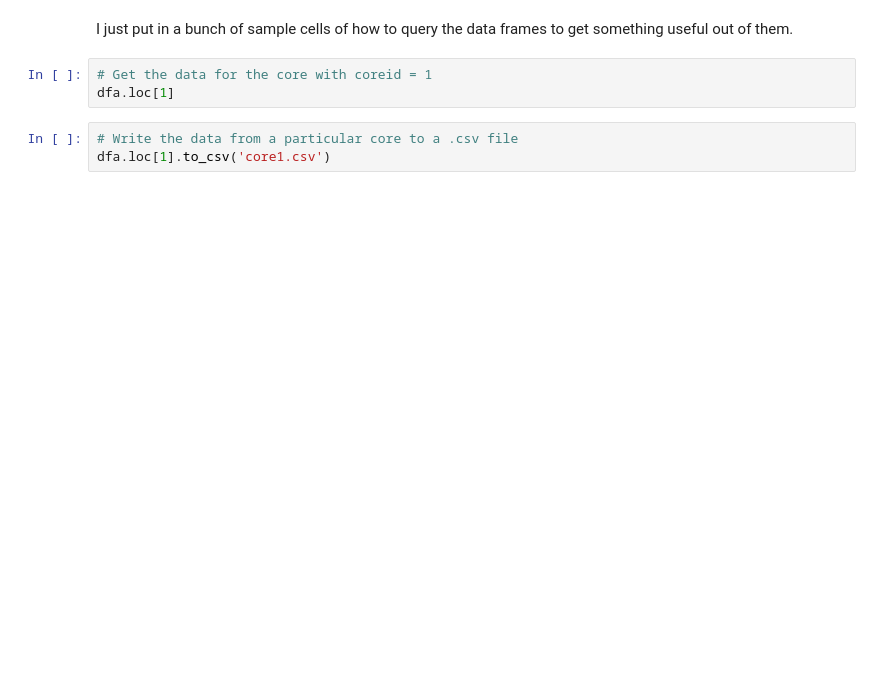
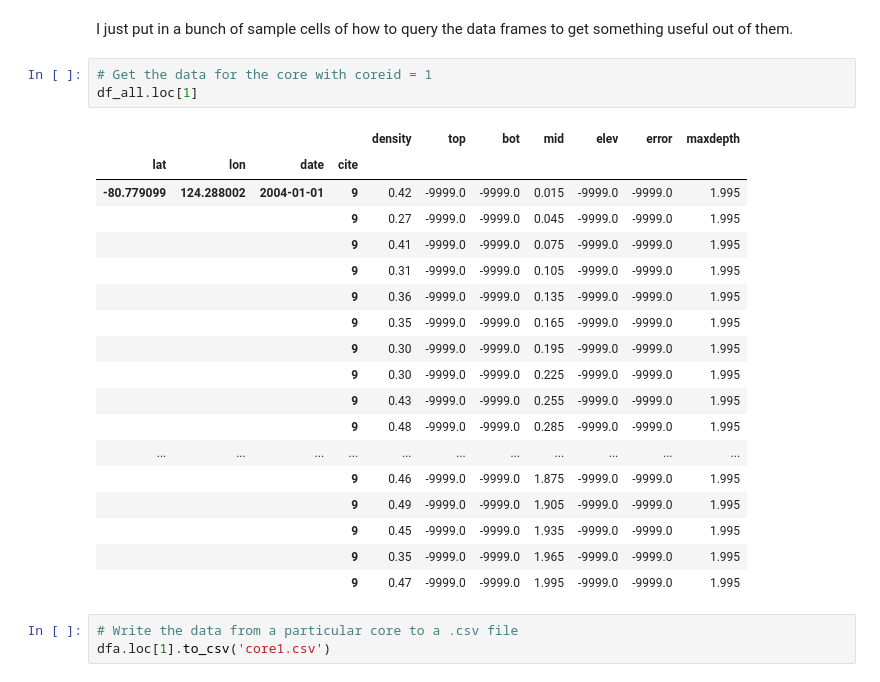
Before and after one commit to maximusjstevens/SumUpTools, a Jupyter notebook: SumUpTools.ipynb, the cells around one changed output. Cells and saved outputs as stored; diff of their text form; blank space fills up the shorter version.

```diff
--- a/SumUpTools.ipynb
+++ b/SumUpTools.ipynb
@@ -28,7 +77,26 @@ dfa = pd.read_pickle('sumup_antarctica.pkl')
 I just put in a bunch of sample cells of how to query the data frames to get something useful out of them.
 # %%
 # Get the data for the core with coreid = 1
-dfa.loc[1]
+df_all.loc[1]
+# %% [output]
+|  |  |  |  | density | top | bot | mid | elev | error | maxdepth |
+| lat | lon | date | cite |  |  |  |  |  |  |  |
+| -80.779099 | 124.288002 | 2004-01-01 | 9 | 0.42 | -9999.0 | -9999.0 | 0.015 | -9999.0 | -9999.0 | 1.995 |
+|  |  |  | 9 | 0.27 | -9999.0 | -9999.0 | 0.045 | -9999.0 | -9999.0 | 1.995 |
+|  |  |  | 9 | 0.41 | -9999.0 | -9999.0 | 0.075 | -9999.0 | -9999.0 | 1.995 |
+|  |  |  | 9 | 0.31 | -9999.0 | -9999.0 | 0.105 | -9999.0 | -9999.0 | 1.995 |
+|  |  |  | 9 | 0.36 | -9999.0 | -9999.0 | 0.135 | -9999.0 | -9999.0 | 1.995 |
+|  |  |  | 9 | 0.35 | -9999.0 | -9999.0 | 0.165 | -9999.0 | -9999.0 | 1.995 |
+|  |  |  | 9 | 0.30 | -9999.0 | -9999.0 | 0.195 | -9999.0 | -9999.0 | 1.995 |
+|  |  |  | 9 | 0.30 | -9999.0 | -9999.0 | 0.225 | -9999.0 | -9999.0 | 1.995 |
+|  |  |  | 9 | 0.43 | -9999.0 | -9999.0 | 0.255 | -9999.0 | -9999.0 | 1.995 |
+|  |  |  | 9 | 0.48 | -9999.0 | -9999.0 | 0.285 | -9999.0 | -9999.0 | 1.995 |
+| ... | ... | ... | ... | ... | ... | ... | ... | ... | ... | ... |
+|  |  |  | 9 | 0.46 | -9999.0 | -9999.0 | 1.875 | -9999.0 | -9999.0 | 1.995 |
+|  |  |  | 9 | 0.49 | -9999.0 | -9999.0 | 1.905 | -9999.0 | -9999.0 | 1.995 |
+|  |  |  | 9 | 0.45 | -9999.0 | -9999.0 | 1.935 | -9999.0 | -9999.0 | 1.995 |
+|  |  |  | 9 | 0.35 | -9999.0 | -9999.0 | 1.965 | -9999.0 | -9999.0 | 1.995 |
+|  |  |  | 9 | 0.47 | -9999.0 | -9999.0 | 1.995 | -9999.0 | -9999.0 | 1.995 |
 # %%
 # Write the data from a particular core to a .csv file
 dfa.loc[1].to_csv('core1.csv')
```
Also changed, not shown: parts of 20 cells of this notebook, 1 other file.
